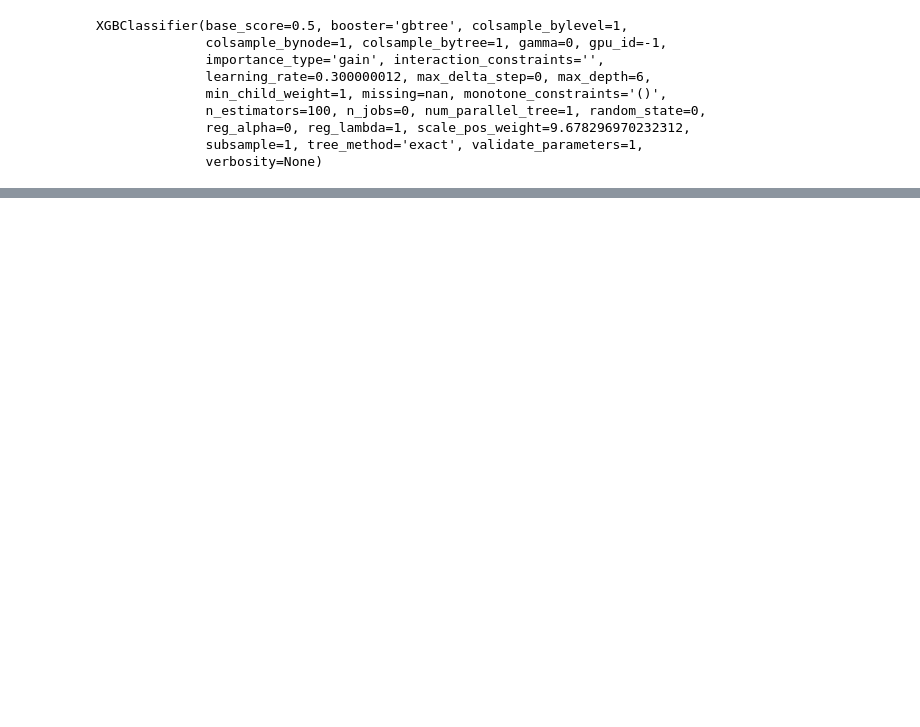
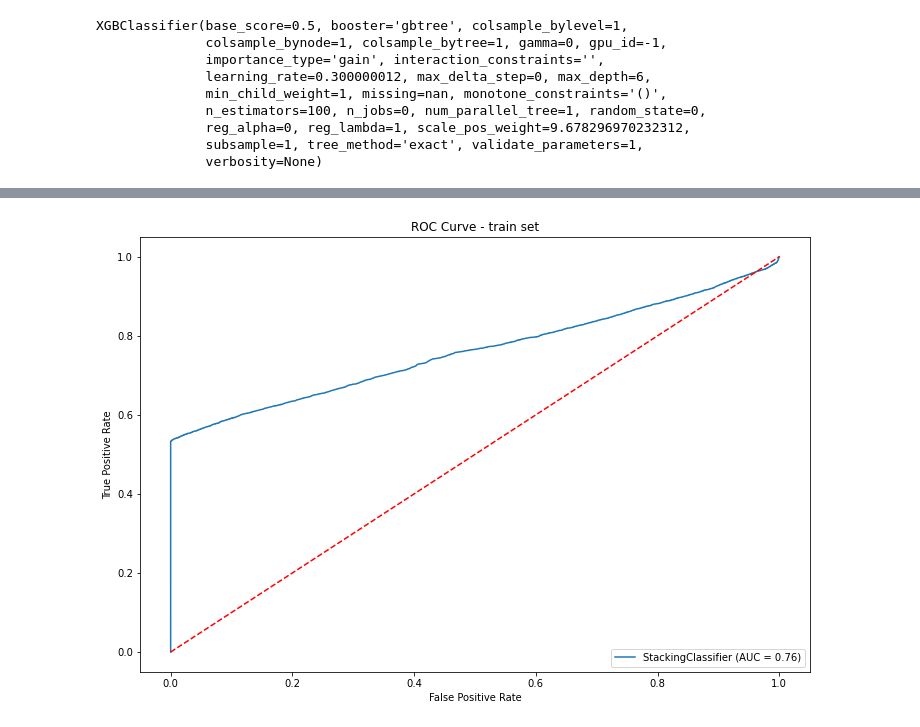
Before and after one commit to thefifthagreement/jedha-fs-s4-project, a Jupyter notebook: fraud_detection_ml.ipynb, the cells around one changed output, grey strips where cells are left out. Cells and saved outputs as stored; diff of their text form; code cells hidden in the pictures; blank space fills up the shorter version.

```diff
--- a/fraud_detection_ml.ipynb
+++ b/fraud_detection_ml.ipynb
@@ -558,0 +601,11 @@ weighted avg       0.96      0.96      0.96    120889
+# %%
+fig, ax = plt.subplots(figsize=(12, 8))
+
+plot_roc_curve(clf, X_train, y_train, ax=ax)
+ax.plot([0, 1], [0, 1], 'r--')
+ax.set_title("ROC Curve - train set")
+
+plt.show()
+#fig.savefig('images/roc_curves_test.png', transparent=False, dpi=80, bbox_inches="tight")
+# %% [output]
+[figure, added]
```
Also changed, not shown: parts of 6 cells of this notebook.
